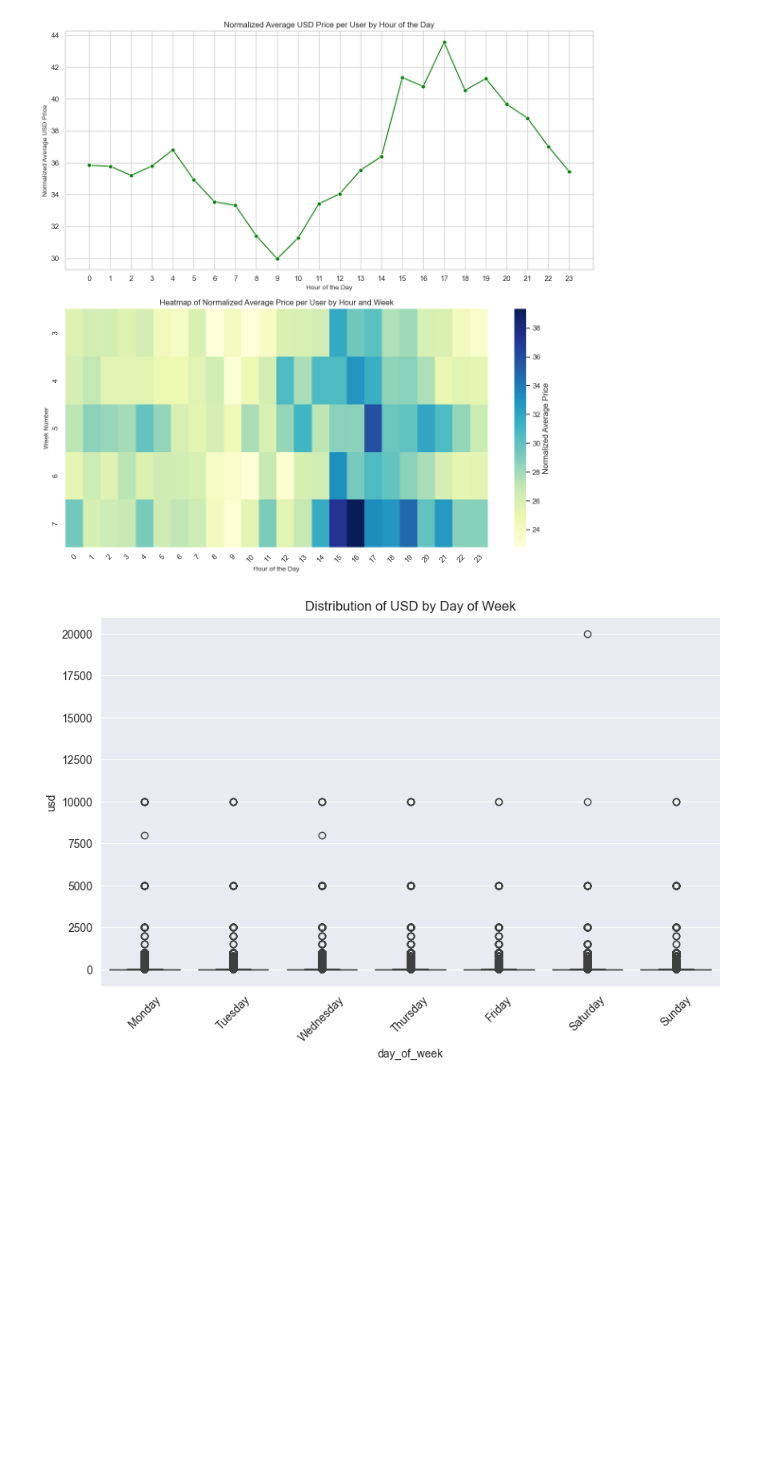
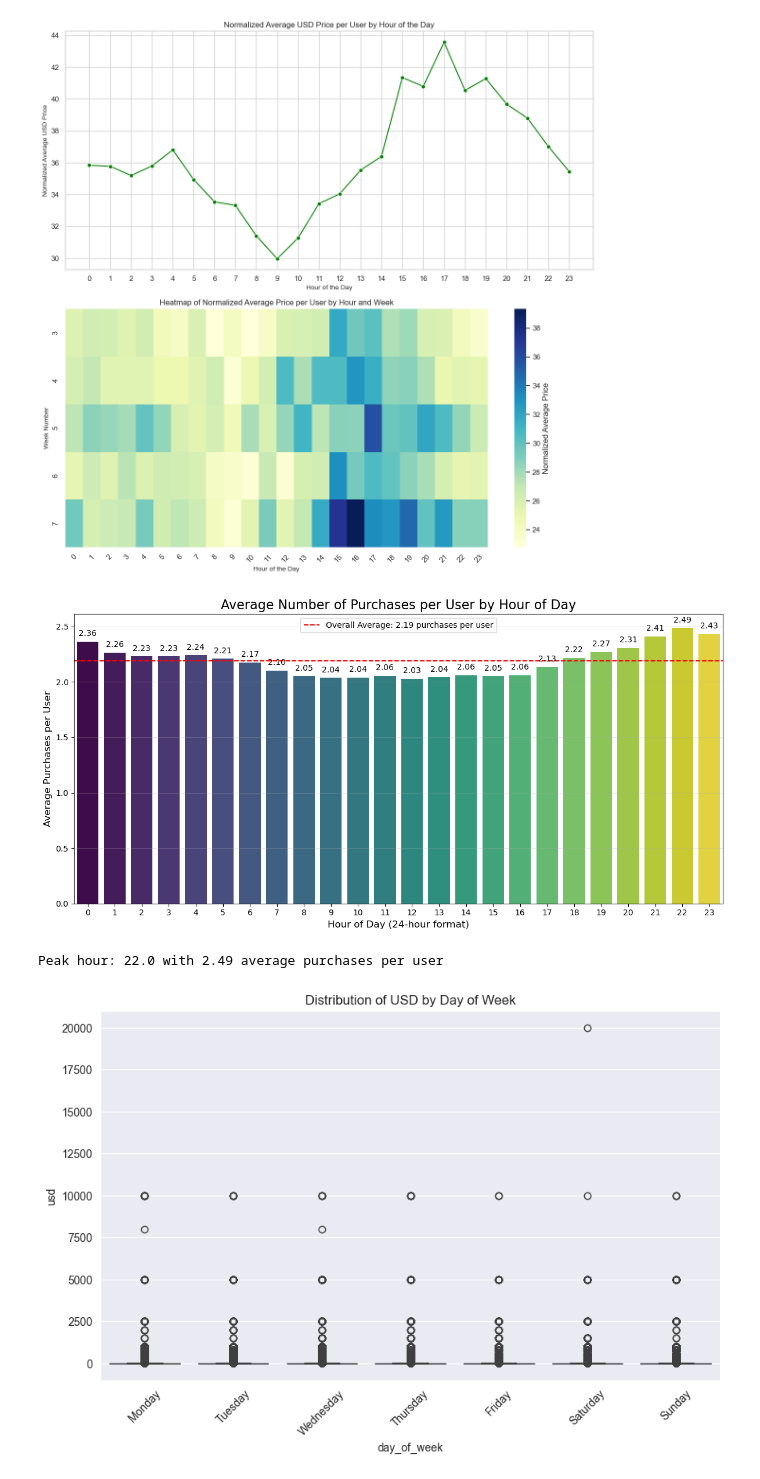
Before and after one commit to arkadymankovsky/tango-home-assignment, a Jupyter notebook: eda.ipynb, the cells around one changed output. Saved outputs shown, nothing was run; the diff lists cells and outputs as text; code cells hidden in the pictures; blank space fills up the shorter version.

```diff
--- a/eda.ipynb
+++ b/eda.ipynb
@@ -280,6 +295,47 @@ plt.tight_layout()
 plt.show()
 # %% [output]
 [figure]
+# %%
+
+# Group by hour and count purchases
+hourly_counts = df.groupby(['hour', 'user_id']).size().reset_index(name='purchase_count')
+
+# Calculate average purchases per user for each hour
+avg_purchases = hourly_counts.groupby('hour')['purchase_count'].mean().reset_index()
+
+# Set up the plot
+plt.figure(figsize=(12, 6))
+
+# Create bar plot - updated to avoid deprecation warning
+sns.barplot(x='hour', y='purchase_count', hue='hour', data=avg_purchases, palette='viridis', legend=False)
+
+# Add reference line for overall average
+overall_avg = avg_purchases['purchase_count'].mean()
+plt.axhline(y=overall_avg, color='r', linestyle='--',
+            label=f'Overall Average: {overall_avg:.2f} purchases per user')
+
+# Customize the plot
+plt.title('Average Number of Purchases per User by Hour of Day', fontsize=16)
+plt.xlabel('Hour of Day (24-hour format)', fontsize=12)
+plt.ylabel('Average Purchases per User', fontsize=12)
+plt.xticks(range(0, len(avg_purchases)), avg_purchases['hour'])
+plt.grid(axis='y', alpha=0.3)
+plt.legend()
+
+# Add value labels on top of bars
+for i, val in enumerate(avg_purchases['purchase_count']):
+    plt.text(i, val + 0.05, f'{val:.2f}', ha='center')
+
+# Show plot
+plt.tight_layout()
+plt.show()
+
+# Print hour with highest average purchases
+max_hour = avg_purchases.loc[avg_purchases['purchase_count'].idxmax()]
+print(f"Peak hour: {max_hour['hour']} with {max_hour['purchase_count']:.2f} average purchases per user")
+# %% [output]
+[figure, added]
+Peak hour: 22.0 with 2.49 average purchases per user
 # %%
 avg_by_day = df.groupby('day_of_week')['usd'].mean()
 
```
Also changed, not shown: parts of 3 cells of this notebook, 2 other files.
